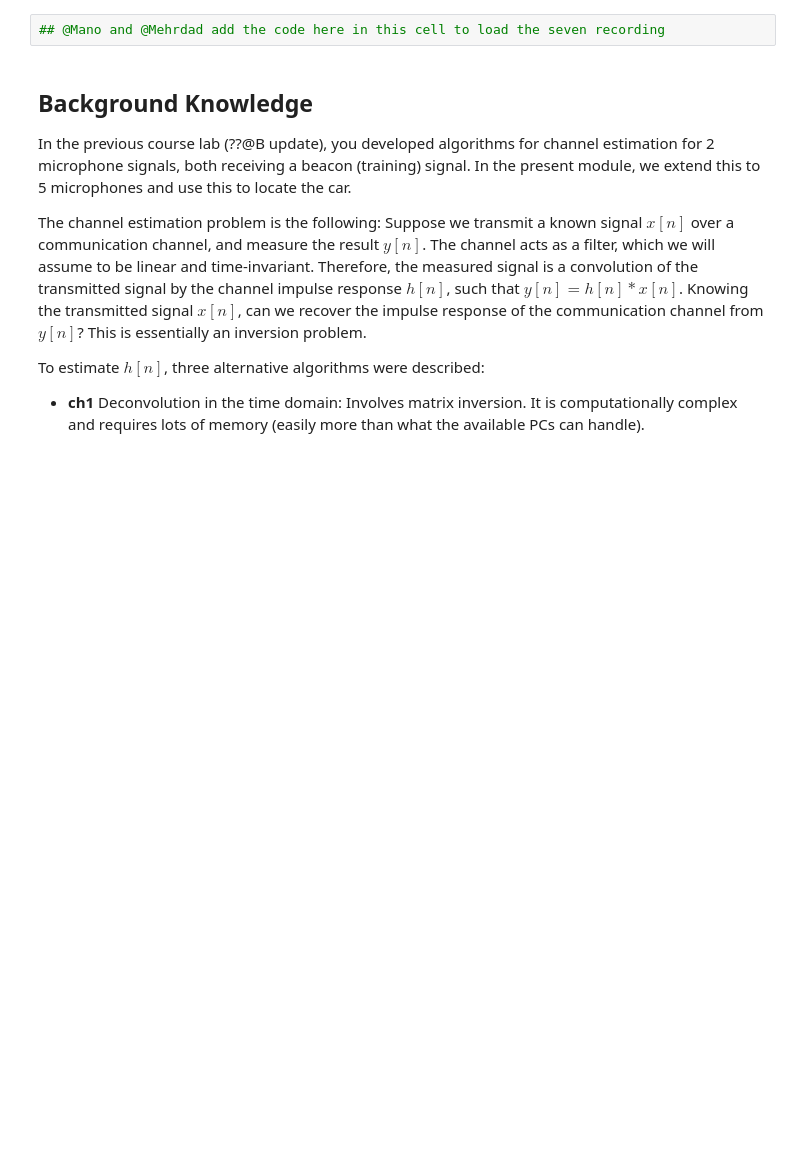
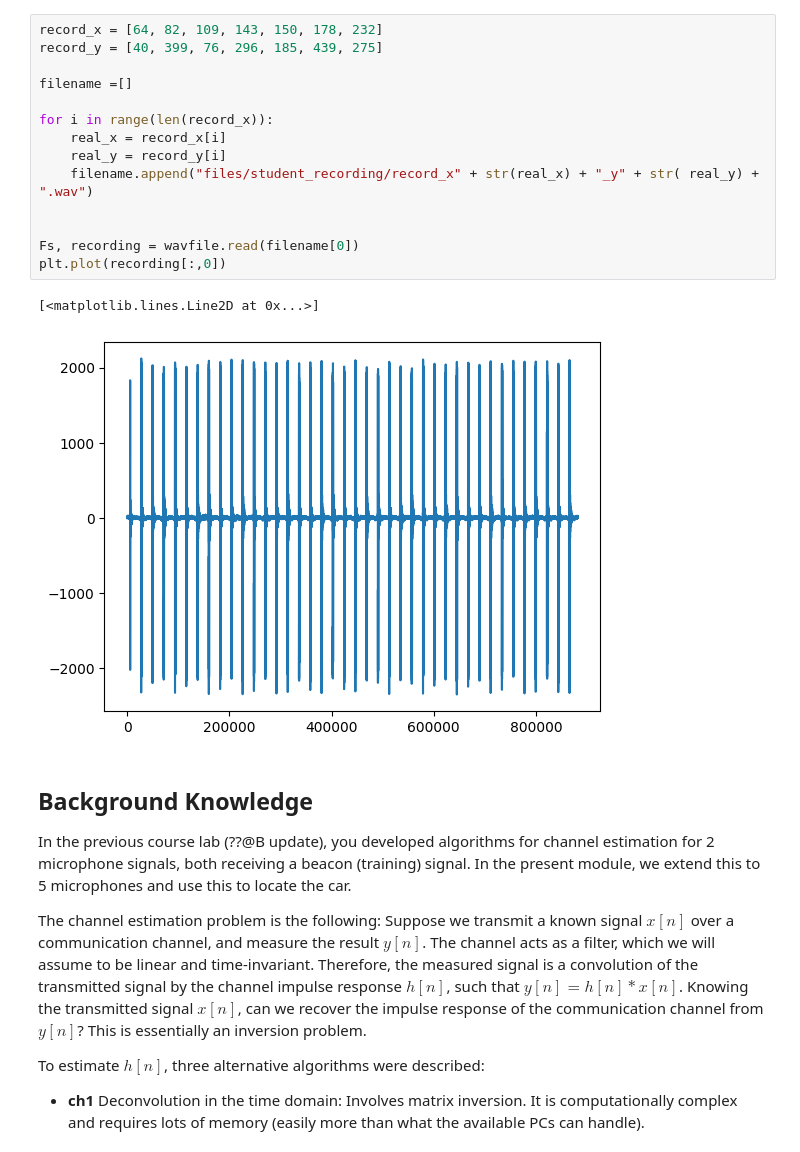
Before and after one commit to OpenEd-IP3/Book, a Jupyter notebook: Module 3.ipynb, the cells around one changed output. Saved outputs shown, nothing was run; the diff lists cells and outputs as text; blank space fills up the shorter version.

```diff
--- a/Module 3.ipynb
+++ b/Module 3.ipynb
@@ -84,5 +69,20 @@ You can assume these positions for the microphones. Please note the different he
-# %%
-## @Mano and @Mehrdad add the code here in this cell to load the seven recording
+# %%
+record_x = [64, 82, 109, 143, 150, 178, 232]
+record_y = [40, 399, 76, 296, 185, 439, 275]
+
+filename =[]
+
+for i in range(len(record_x)):
+    real_x = record_x[i]
+    real_y = record_y[i]
+    filename.append("files/student_recording/record_x" + str(real_x) + "_y" + str( real_y) + ".wav")
+
+
+Fs, recording = wavfile.read(filename[0])
+plt.plot(recording[:,0])
+# %% [output]
+[<matplotlib.lines.Line2D at 0x...>]
+[figure, added]
 # %% [markdown]
 ## Background Knowledge
 
```
Also changed, not shown: parts of 24 cells of this notebook, 14 other files.
